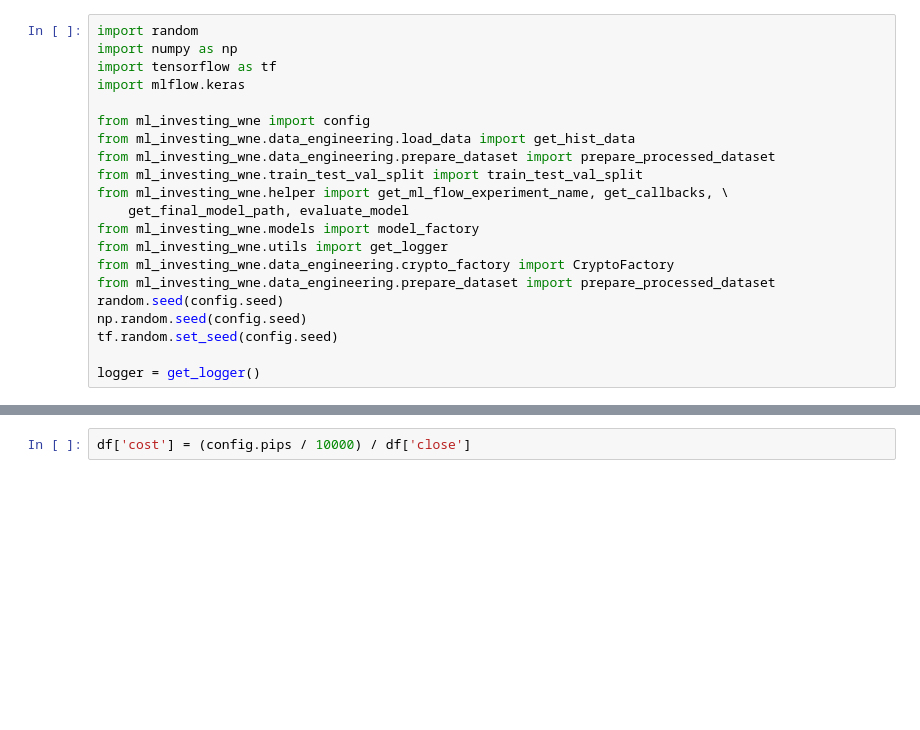
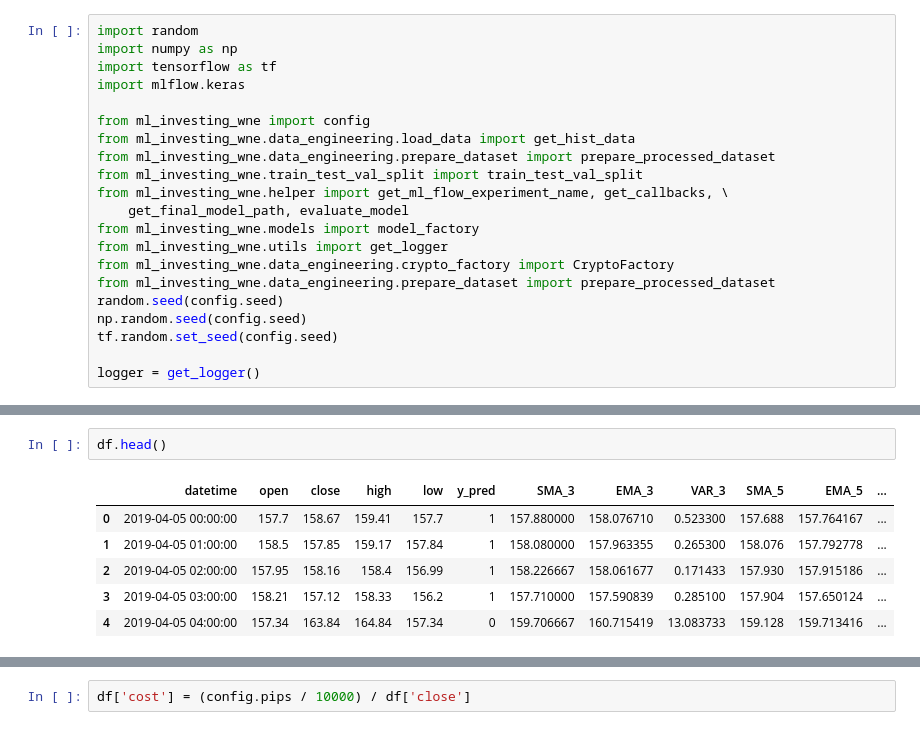
Before and after one commit to pgradz/ml_investing_wne, a Jupyter notebook: src/ml_investing_wne/notebooks/crypto_run.ipynb, the cells around one changed output, grey strips where cells are left out. Saved outputs shown, nothing was run; the diff lists cells and outputs as text; blank space fills up the shorter version.

```diff
--- a/src/ml_investing_wne/notebooks/crypto_run.ipynb
+++ b/src/ml_investing_wne/notebooks/crypto_run.ipynb
@@ -64,3 +91,12 @@ logger.info(f' df shape after merge wiith 3 barriers additional info is {df.shap
+# %%
+df.head()
+# %% [output]
+|  | datetime | open | close | high | low | y_pred | SMA_3 | EMA_3 | VAR_3 | SMA_5 | EMA_5 | ... |
+| 0 | 2019-04-05 00:00:00 | 157.7 | 158.67 | 159.41 | 157.7 | 1 | 157.880000 | 158.076710 | 0.523300 | 157.688 | 157.764167 | ... |
+| 1 | 2019-04-05 01:00:00 | 158.5 | 157.85 | 159.17 | 157.84 | 1 | 158.080000 | 157.963355 | 0.265300 | 158.076 | 157.792778 | ... |
+| 2 | 2019-04-05 02:00:00 | 157.95 | 158.16 | 158.4 | 156.99 | 1 | 158.226667 | 158.061677 | 0.171433 | 157.930 | 157.915186 | ... |
+| 3 | 2019-04-05 03:00:00 | 158.21 | 157.12 | 158.33 | 156.2 | 1 | 157.710000 | 157.590839 | 0.285100 | 157.904 | 157.650124 | ... |
+| 4 | 2019-04-05 04:00:00 | 157.34 | 163.84 | 164.84 | 157.34 | 0 | 159.706667 | 160.715419 | 13.083733 | 159.128 | 159.713416 | ... |
 # %%
 X, y, X_val, y_val, X_test, y_test, y_cat, y_val_cat, y_test_cat, _ = train_test_val_split(df,
                          nb_classes=config.nb_classes, freq=config.freq,
```
Also changed, not shown: parts of 16 cells of this notebook, 8 other files.
